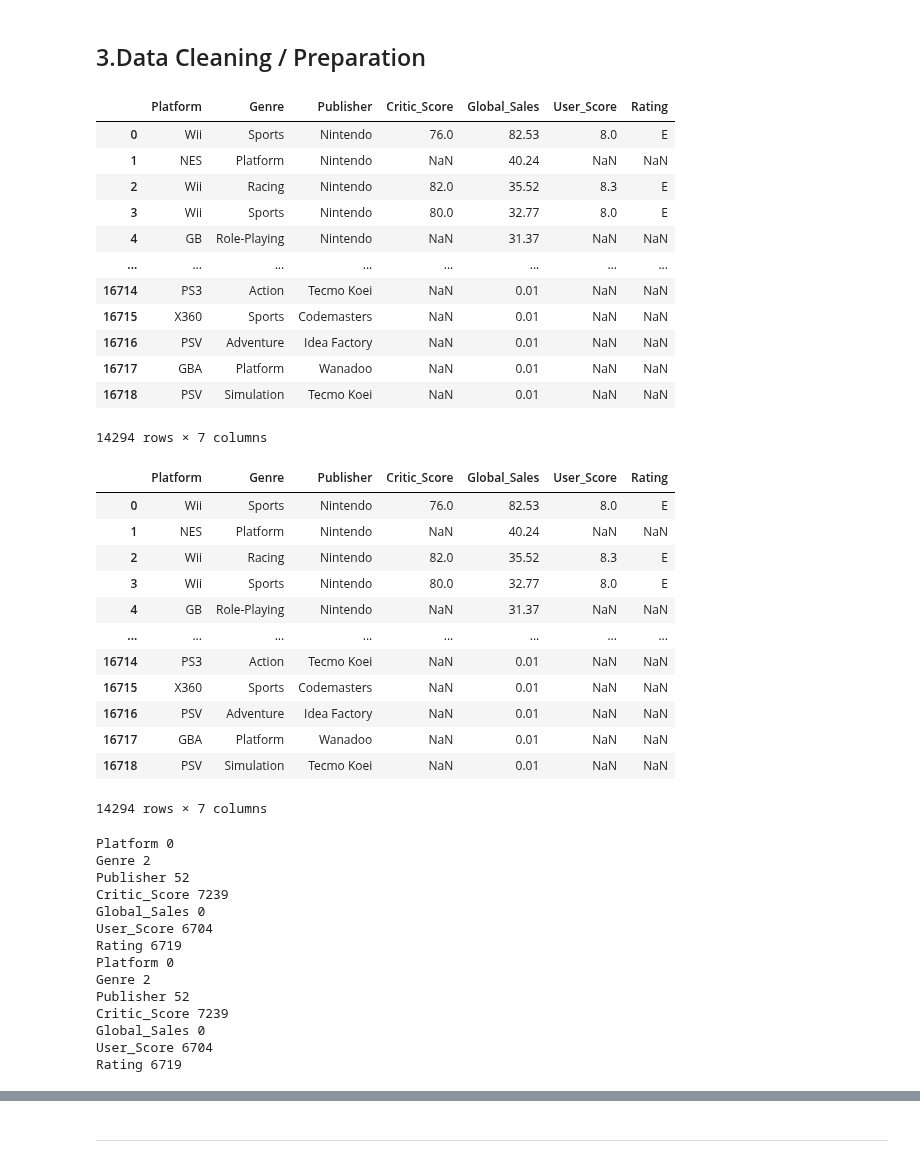
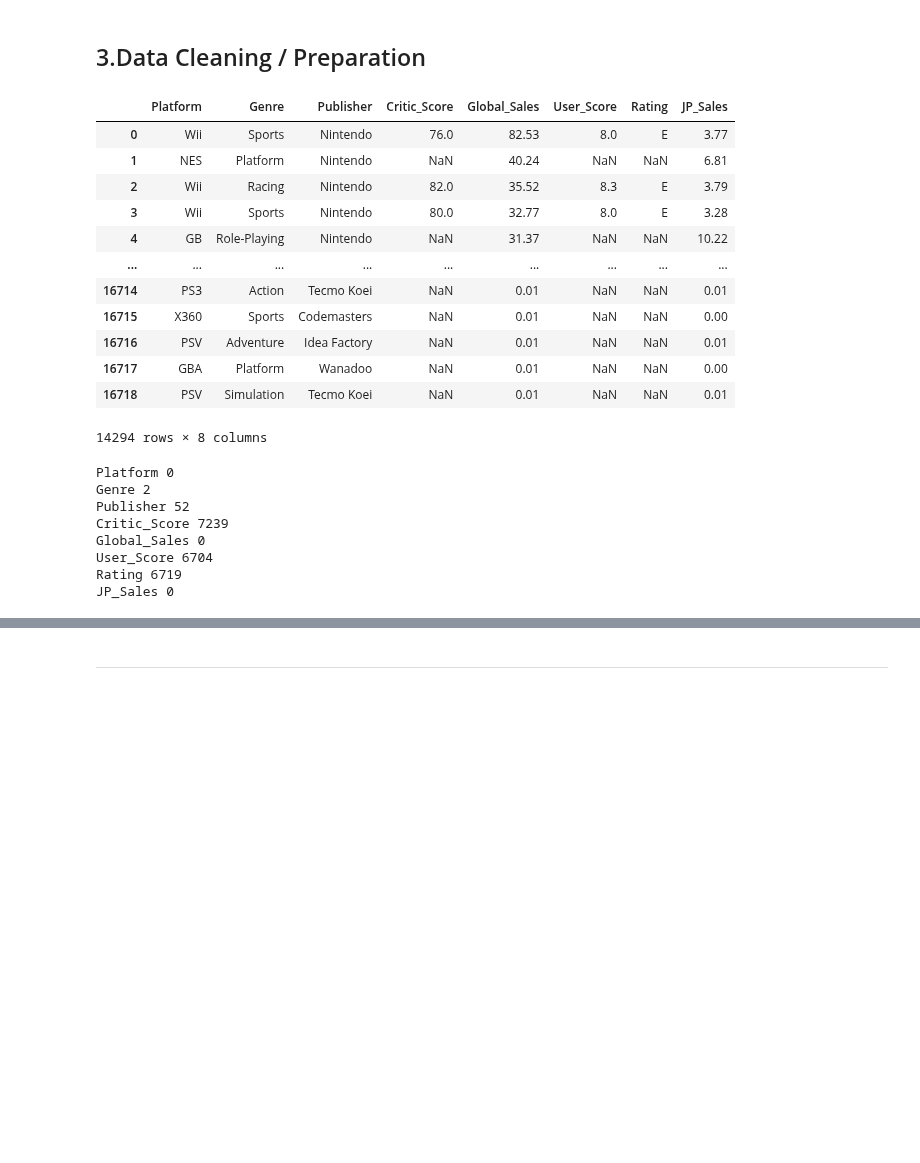
Before and after one commit to jin-qingyang/sc1015_mini_project, a Jupyter notebook: project_version2.ipynb, the cells around one changed output, grey strips where cells are left out. Drawn from its saved outputs; the diff is of its cells as text; code cells hidden in the pictures; blank space fills up the shorter version.

```diff
--- a/project_version2.ipynb
+++ b/project_version2.ipynb
@@ -56,37 +50,24 @@ memory usage: 2.0+ MB
 # %% [markdown]
 ## 3.Data Cleaning / Preparation
 # %%
-videoGamesSelected=pd.DataFrame(videoGames[['Platform','Genre','Publisher','Critic_Score','Global_Sales','User_Score','Rating']])
+videoGamesSelected=pd.DataFrame(videoGames[['Platform','Genre','Publisher','Critic_Score','Global_Sales','User_Score','Rating', 'JP_Sales']])
 videoGamesSelected = videoGamesSelected[videoGamesSelected.User_Score != "tbd"]
 videoGamesSelected["User_Score"] = pd.to_numeric(videoGamesSelected["User_Score"])
 videoGamesSelected
 # %% [output]
-|  | Platform | Genre | Publisher | Critic_Score | Global_Sales | User_Score | Rating |
-| 0 | Wii | Sports | Nintendo | 76.0 | 82.53 | 8.0 | E |
-| 1 | NES | Platform | Nintendo | NaN | 40.24 | NaN | NaN |
-| 2 | Wii | Racing | Nintendo | 82.0 | 35.52 | 8.3 | E |
-| 3 | Wii | Sports | Nintendo | 80.0 | 32.77 | 8.0 | E |
-| 4 | GB | Role-Playing | Nintendo | NaN | 31.37 | NaN | NaN |
-| ... | ... | ... | ... | ... | ... | ... | ... |
-| 16714 | PS3 | Action | Tecmo Koei | NaN | 0.01 | NaN | NaN |
-| 16715 | X360 | Sports | Codemasters | NaN | 0.01 | NaN | NaN |
-| 16716 | PSV | Adventure | Idea Factory | NaN | 0.01 | NaN | NaN |
-| 16717 | GBA | Platform | Wanadoo | NaN | 0.01 | NaN | NaN |
-| 16718 | PSV | Simulation | Tecmo Koei | NaN | 0.01 | NaN | NaN |
+|  | Platform | Genre | Publisher | Critic_Score | Global_Sales | User_Score | Rating | JP_Sales |
+| 0 | Wii | Sports | Nintendo | 76.0 | 82.53 | 8.0 | E | 3.77 |
+| 1 | NES | Platform | Nintendo | NaN | 40.24 | NaN | NaN | 6.81 |
+| 2 | Wii | Racing | Nintendo | 82.0 | 35.52 | 8.3 | E | 3.79 |
+| 3 | Wii | Sports | Nintendo | 80.0 | 32.77 | 8.0 | E | 3.28 |
+| 4 | GB | Role-Playing | Nintendo | NaN | 31.37 | NaN | NaN | 10.22 |
+| ... | ... | ... | ... | ... | ... | ... | ... | ... |
+| 16714 | PS3 | Action | Tecmo Koei | NaN | 0.01 | NaN | NaN | 0.01 |
+| 16715 | X360 | Sports | Codemasters | NaN | 0.01 | NaN | NaN | 0.00 |
+| 16716 | PSV | Adventure | Idea Factory | NaN | 0.01 | NaN | NaN | 0.01 |
+| 16717 | GBA | Platform | Wanadoo | NaN | 0.01 | NaN | NaN | 0.00 |
+| 16718 | PSV | Simulation | Tecmo Koei | NaN | 0.01 | NaN | NaN | 0.01 |
-14294 rows × 7 columns
+14294 rows × 8 columns
-|  | Platform | Genre | Publisher | Critic_Score | Global_Sales | User_Score | Rating |
-| 0 | Wii | Sports | Nintendo | 76.0 | 82.53 | 8.0 | E |
-| 1 | NES | Platform | Nintendo | NaN | 40.24 | NaN | NaN |
-| 2 | Wii | Racing | Nintendo | 82.0 | 35.52 | 8.3 | E |
-| 3 | Wii | Sports | Nintendo | 80.0 | 32.77 | 8.0 | E |
-| 4 | GB | Role-Playing | Nintendo | NaN | 31.37 | NaN | NaN |
-| ... | ... | ... | ... | ... | ... | ... | ... |
-| 16714 | PS3 | Action | Tecmo Koei | NaN | 0.01 | NaN | NaN |
-| 16715 | X360 | Sports | Codemasters | NaN | 0.01 | NaN | NaN |
-| 16716 | PSV | Adventure | Idea Factory | NaN | 0.01 | NaN | NaN |
-| 16717 | GBA | Platform | Wanadoo | NaN | 0.01 | NaN | NaN |
-| 16718 | PSV | Simulation | Tecmo Koei | NaN | 0.01 | NaN | NaN |
-14294 rows × 7 columns
 # %%
 for i in videoGamesSelected:
     print(i, videoGamesSelected[i].isnull().sum())
@@ -98,13 +79,7 @@ Critic_Score 7239
 Global_Sales 0
 User_Score 6704
 Rating 6719
-Platform 0
-Genre 2
-Publisher 52
-Critic_Score 7239
-Global_Sales 0
-User_Score 6704
-Rating 6719
+JP_Sales 0
 # %%
 videoGamesSelectedCleaned=pd.DataFrame(videoGamesSelected[~videoGamesSelected
                                                           ['Critic_Score'].isnull() &
```
Also changed, not shown: parts of 39 cells of this notebook.
